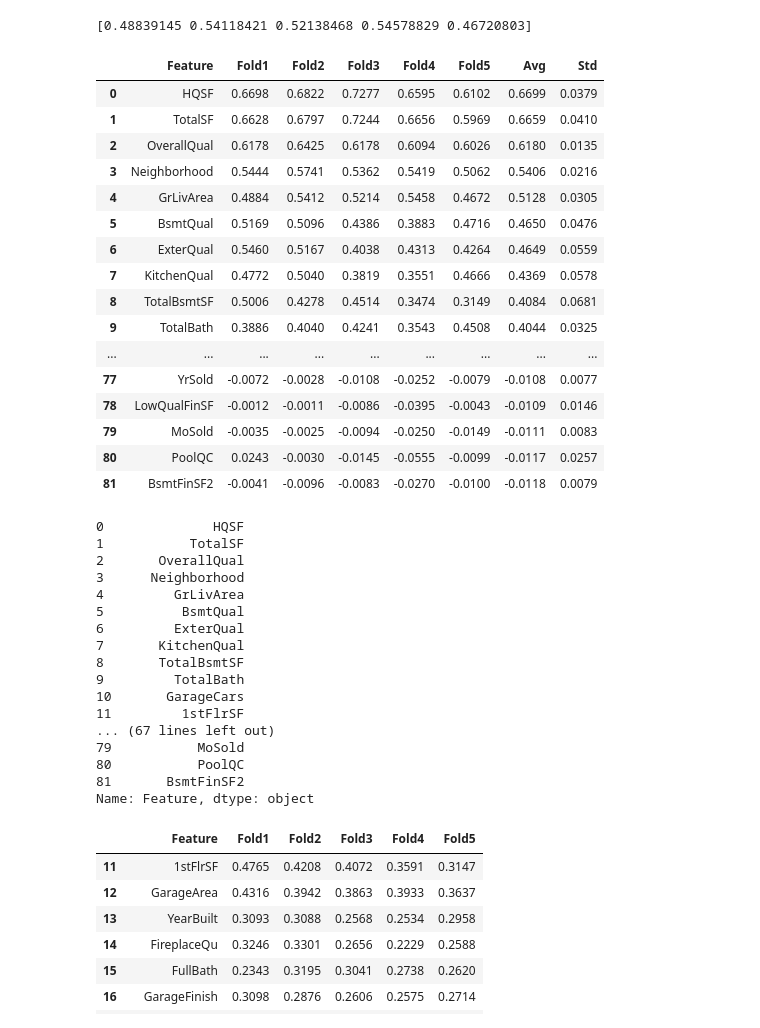
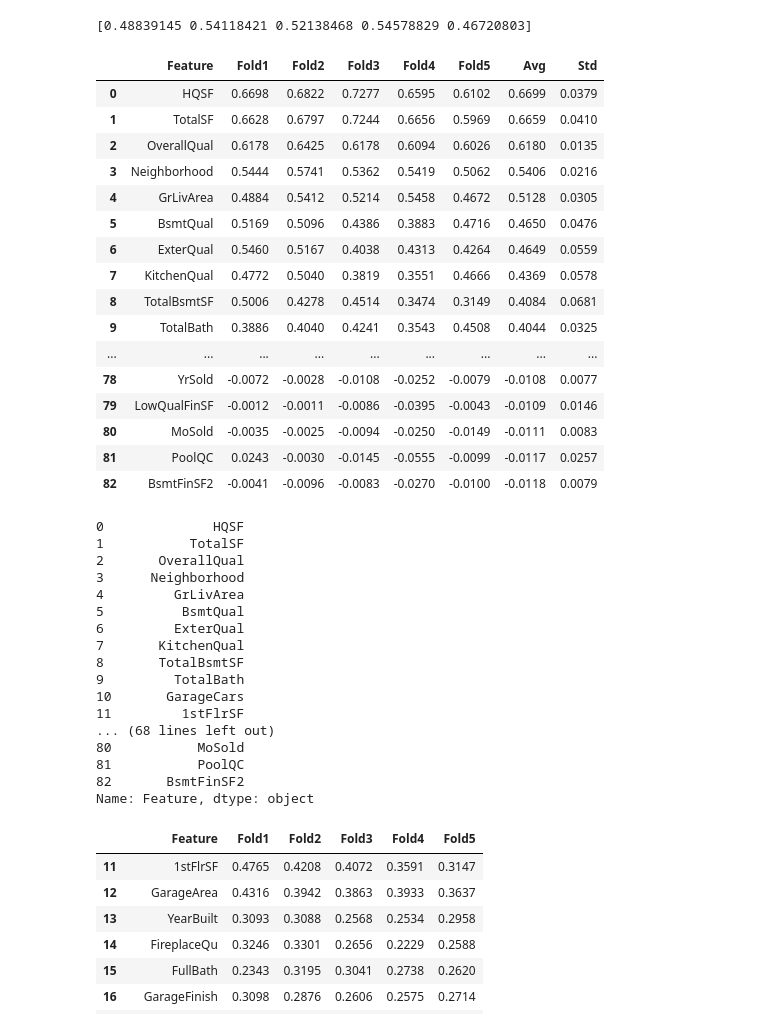
Before and after one commit to jdsferra/AMES, a Jupyter notebook: Simple Linear Regression.ipynb, the cells around one changed output. Cells and saved outputs as stored; diff of their text form; code cells hidden in the pictures.

```diff
--- a/Simple Linear Regression.ipynb
+++ b/Simple Linear Regression.ipynb
@@ -463,16 +482,16 @@ mask = ames_raw['PoolQC'].isna() & ames_raw['PoolArea'].notna() & (ames_raw['Poo
 ames_raw[mask]
 #If PoolQC is missing, the square footage is listed as 0, safe to impute with 'None'
 
-ames_raw['PoolQC'] = ames_raw['PoolQC'].fillna('None')
+ames_raw['PoolQC'] = ames_raw['PoolQC'].fillna('No Pool')
 # %%
 mask = ames_raw['MiscFeature'].isna() & ames_raw['MiscVal'].notna() & (ames_raw['MiscVal'] != 0)
 ames_raw[mask]
 
 #If MiscFeature is missing, there are no dangling 'MiscVal' values to complicate imputing with 'None'
 
-ames_raw['MiscFeature'] = ames_raw['MiscFeature'].fillna('None')
+ames_raw['MiscFeature'] = ames_raw['MiscFeature'].fillna('No Misc')
 # %%
-ames_raw['Fence'] = ames_raw['Fence'].fillna('None')
+ames_raw['Fence'] = ames_raw['Fence'].fillna('No Fence')
 # %% [markdown]
 ## Implement Train-Test Split
 # %%
@@ -488,3 +523,6 @@ ames['TotalSF'] = ames['GrLivArea'] + ames['TotalBsmtSF']
 
 #High Quality SF
 ames['HQSF'] = ames['TotalSF'] - ames['LowQualFinSF']
+
+#Years Between Remodel and Build
+ames['yrsbtwn'] = ames['YearRemodAdd'] - ames['YearBuilt']
@@ -719,42 +776,42 @@ for col in range(X.shape[1]):
 
     col_name = X.columns[col]
 
     df_list = [col_name]
 
     cv_scores = cross_val_score(model, transformed_col, y, cv = 5)
 
     df_list.extend(cv_scores)
 
     df_list.extend([np.mean(cv_scores), np.std(cv_scores)])
 
     big_list.append(df_list)
 
 big_list = sorted(big_list, key = lambda x: x[6], reverse = True)
 
 
-CV_df = pd.DataFrame(big_list, columns = ['Feature', 'Fold1', 'Fold2', 'Fold3', 'Fold4', 'Fold5', 'Avg', 'Std'])
+slr_CV_df = pd.DataFrame(big_list, columns = ['Feature', 'Fold1', 'Fold2', 'Fold3', 'Fold4', 'Fold5', 'Avg', 'Std'])
 
-CV_df
+slr_CV_df
 # %% [output]
 |  | Feature | Fold1 | Fold2 | Fold3 | Fold4 | Fold5 | Avg | Std |
 | 0 | HQSF | 0.6698 | 0.6822 | 0.7277 | 0.6595 | 0.6102 | 0.6699 | 0.0379 |
 | 1 | TotalSF | 0.6628 | 0.6797 | 0.7244 | 0.6656 | 0.5969 | 0.6659 | 0.0410 |
 | 2 | OverallQual | 0.6178 | 0.6425 | 0.6178 | 0.6094 | 0.6026 | 0.6180 | 0.0135 |
 | 3 | Neighborhood | 0.5444 | 0.5741 | 0.5362 | 0.5419 | 0.5062 | 0.5406 | 0.0216 |
 | 4 | GrLivArea | 0.4884 | 0.5412 | 0.5214 | 0.5458 | 0.4672 | 0.5128 | 0.0305 |
 | 5 | BsmtQual | 0.5169 | 0.5096 | 0.4386 | 0.3883 | 0.4716 | 0.4650 | 0.0476 |
 | 6 | ExterQual | 0.5460 | 0.5167 | 0.4038 | 0.4313 | 0.4264 | 0.4649 | 0.0559 |
 | 7 | KitchenQual | 0.4772 | 0.5040 | 0.3819 | 0.3551 | 0.4666 | 0.4369 | 0.0578 |
 | 8 | TotalBsmtSF | 0.5006 | 0.4278 | 0.4514 | 0.3474 | 0.3149 | 0.4084 | 0.0681 |
 | 9 | TotalBath | 0.3886 | 0.4040 | 0.4241 | 0.3543 | 0.4508 | 0.4044 | 0.0325 |
 | ... | ... | ... | ... | ... | ... | ... | ... | ... |
-| 77 | YrSold | -0.0072 | -0.0028 | -0.0108 | -0.0252 | -0.0079 | -0.0108 | 0.0077 |
-| 78 | LowQualFinSF | -0.0012 | -0.0011 | -0.0086 | -0.0395 | -0.0043 | -0.0109 | 0.0146 |
-| 79 | MoSold | -0.0035 | -0.0025 | -0.0094 | -0.0250 | -0.0149 | -0.0111 | 0.0083 |
-| 80 | PoolQC | 0.0243 | -0.0030 | -0.0145 | -0.0555 | -0.0099 | -0.0117 | 0.0257 |
-| 81 | BsmtFinSF2 | -0.0041 | -0.0096 | -0.0083 | -0.0270 | -0.0100 | -0.0118 | 0.0079 |
+| 78 | YrSold | -0.0072 | -0.0028 | -0.0108 | -0.0252 | -0.0079 | -0.0108 | 0.0077 |
+| 79 | LowQualFinSF | -0.0012 | -0.0011 | -0.0086 | -0.0395 | -0.0043 | -0.0109 | 0.0146 |
+| 80 | MoSold | -0.0035 | -0.0025 | -0.0094 | -0.0250 | -0.0149 | -0.0111 | 0.0083 |
+| 81 | PoolQC | 0.0243 | -0.0030 | -0.0145 | -0.0555 | -0.0099 | -0.0117 | 0.0257 |
+| 82 | BsmtFinSF2 | -0.0041 | -0.0096 | -0.0083 | -0.0270 | -0.0100 | -0.0118 | 0.0079 |
 # %%
-CV_df['Feature']
+slr_CV_df['Feature']
 # %% [output]
 0              HQSF
 1           TotalSF
@@ -768,9 +825,9 @@ CV_df['Feature']
 9         TotalBath
 10       GarageCars
 11         1stFlrSF
-... (67 lines left out)
-79           MoSold
-80           PoolQC
-81       BsmtFinSF2
+... (68 lines left out)
+80           MoSold
+81           PoolQC
+82       BsmtFinSF2
 Name: Feature, dtype: object
 # %%
```
Also changed, not shown: parts of 48 cells of this notebook, 1 other file.
